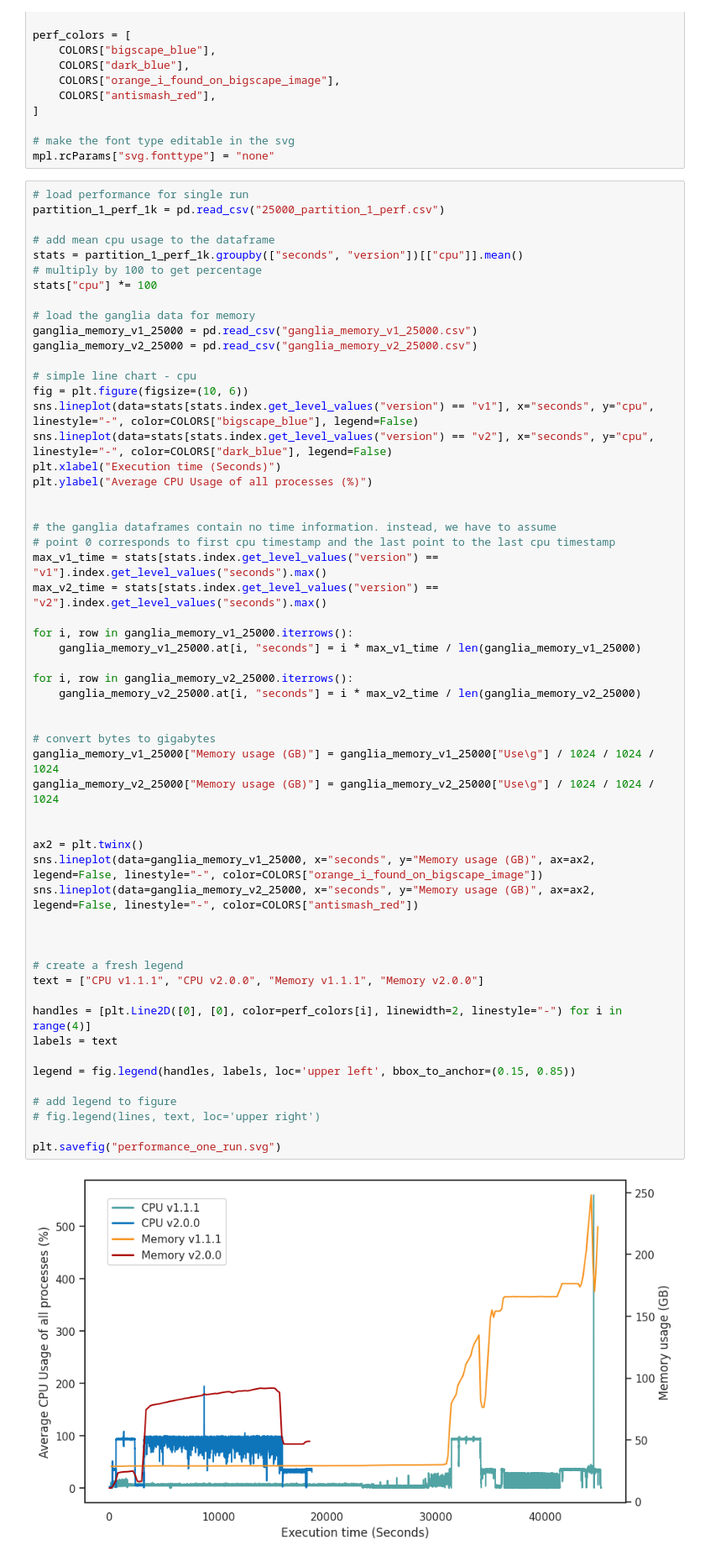
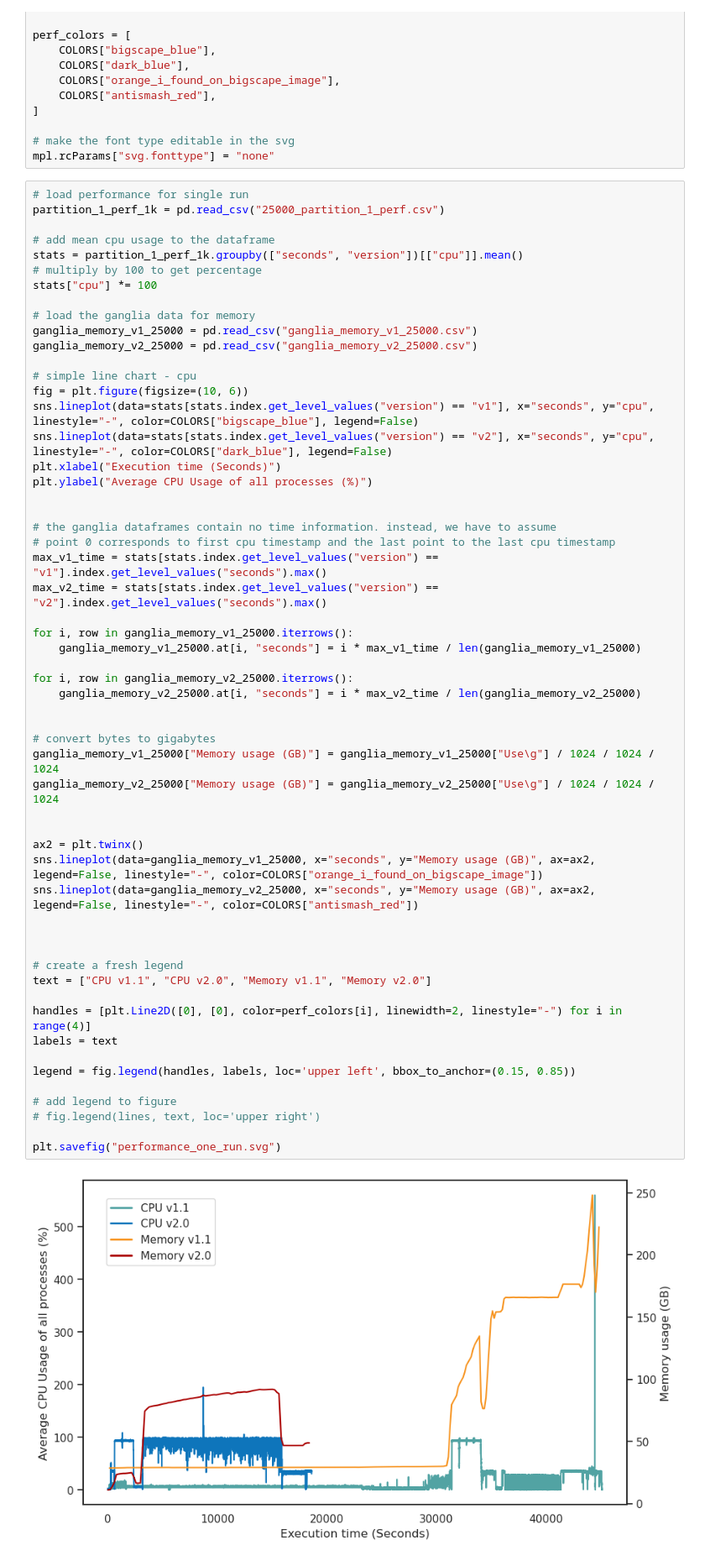
Before and after one commit to adraismawur/bigscape-v2-notebooks, a Jupyter notebook: performance.ipynb, the cells around one changed output. Shown at 84% size. Saved outputs shown, nothing was run; the diff lists cells and outputs as text.

Commit message:
rename output files fix versions on perf graph

```diff
--- a/performance.ipynb
+++ b/performance.ipynb
@@ -56,32 +56,32 @@ max_v2_time = stats[stats.index.get_level_values("version") == "v2"].index.get_l
 for i, row in ganglia_memory_v1_25000.iterrows():
     ganglia_memory_v1_25000.at[i, "seconds"] = i * max_v1_time / len(ganglia_memory_v1_25000)
 
 for i, row in ganglia_memory_v2_25000.iterrows():
     ganglia_memory_v2_25000.at[i, "seconds"] = i * max_v2_time / len(ganglia_memory_v2_25000)
 
 
 # convert bytes to gigabytes
 ganglia_memory_v1_25000["Memory usage (GB)"] = ganglia_memory_v1_25000["Use\g"] / 1024 / 1024 / 1024
 ganglia_memory_v2_25000["Memory usage (GB)"] = ganglia_memory_v2_25000["Use\g"] / 1024 / 1024 / 1024
 
 
 ax2 = plt.twinx()
 sns.lineplot(data=ganglia_memory_v1_25000, x="seconds", y="Memory usage (GB)", ax=ax2, legend=False, linestyle="-", color=COLORS["orange_i_found_on_bigscape_image"])
 sns.lineplot(data=ganglia_memory_v2_25000, x="seconds", y="Memory usage (GB)", ax=ax2, legend=False, linestyle="-", color=COLORS["antismash_red"])
 
 
 
 # create a fresh legend
-text = ["CPU v1.1.1", "CPU v2.0.0", "Memory v1.1.1", "Memory v2.0.0"]
+text = ["CPU v1.1", "CPU v2.0", "Memory v1.1", "Memory v2.0"]
 
 handles = [plt.Line2D([0], [0], color=perf_colors[i], linewidth=2, linestyle="-") for i in range(4)]
 labels = text
 
 legend = fig.legend(handles, labels, loc='upper left', bbox_to_anchor=(0.15, 0.85))
 
 # add legend to figure
 # fig.legend(lines, text, loc='upper right')
 
 plt.savefig("performance_one_run.svg")
 # %% [output]
-[figure, old version]
+[figure, new version]
```
Also changed, not shown: 6 other files.
